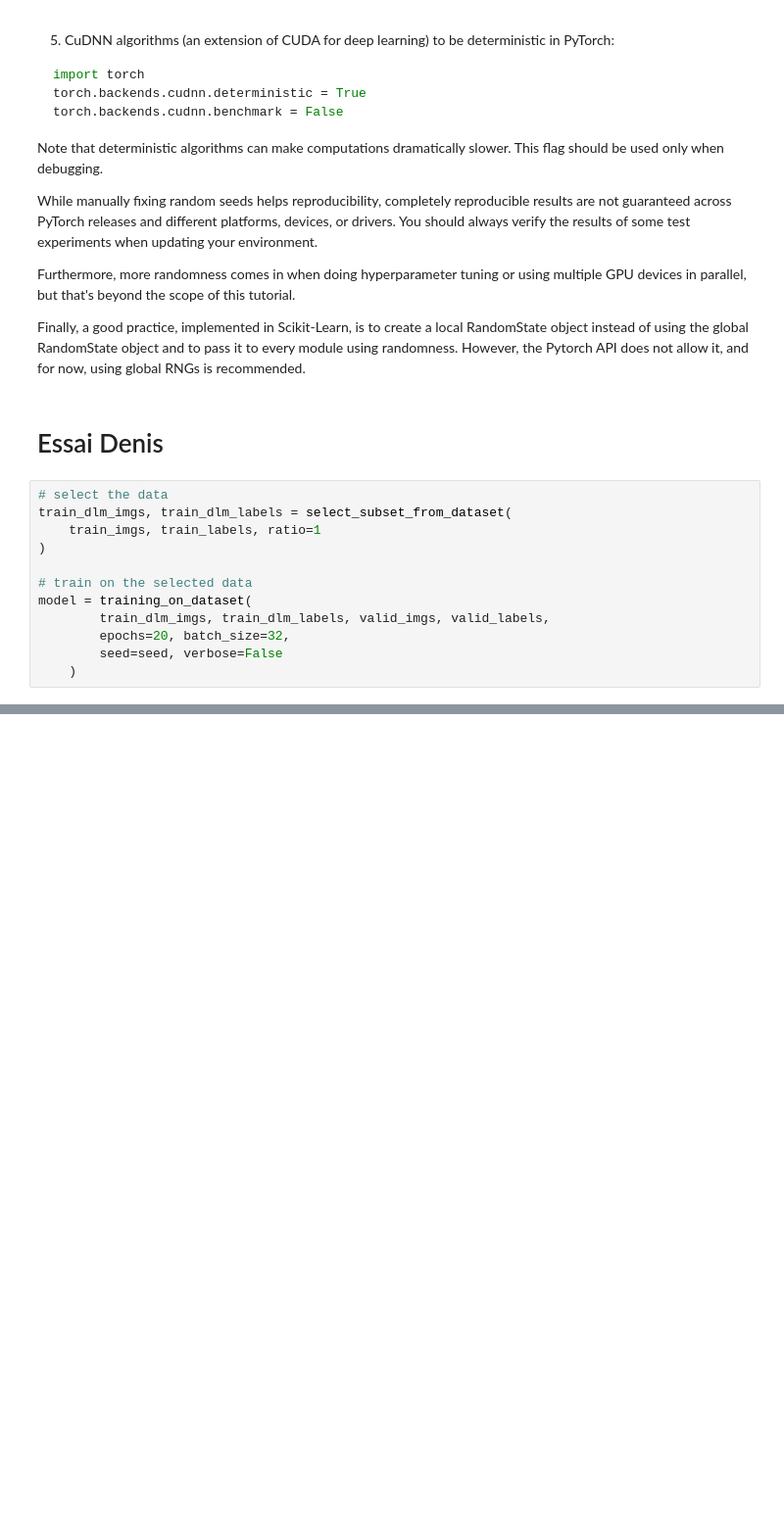
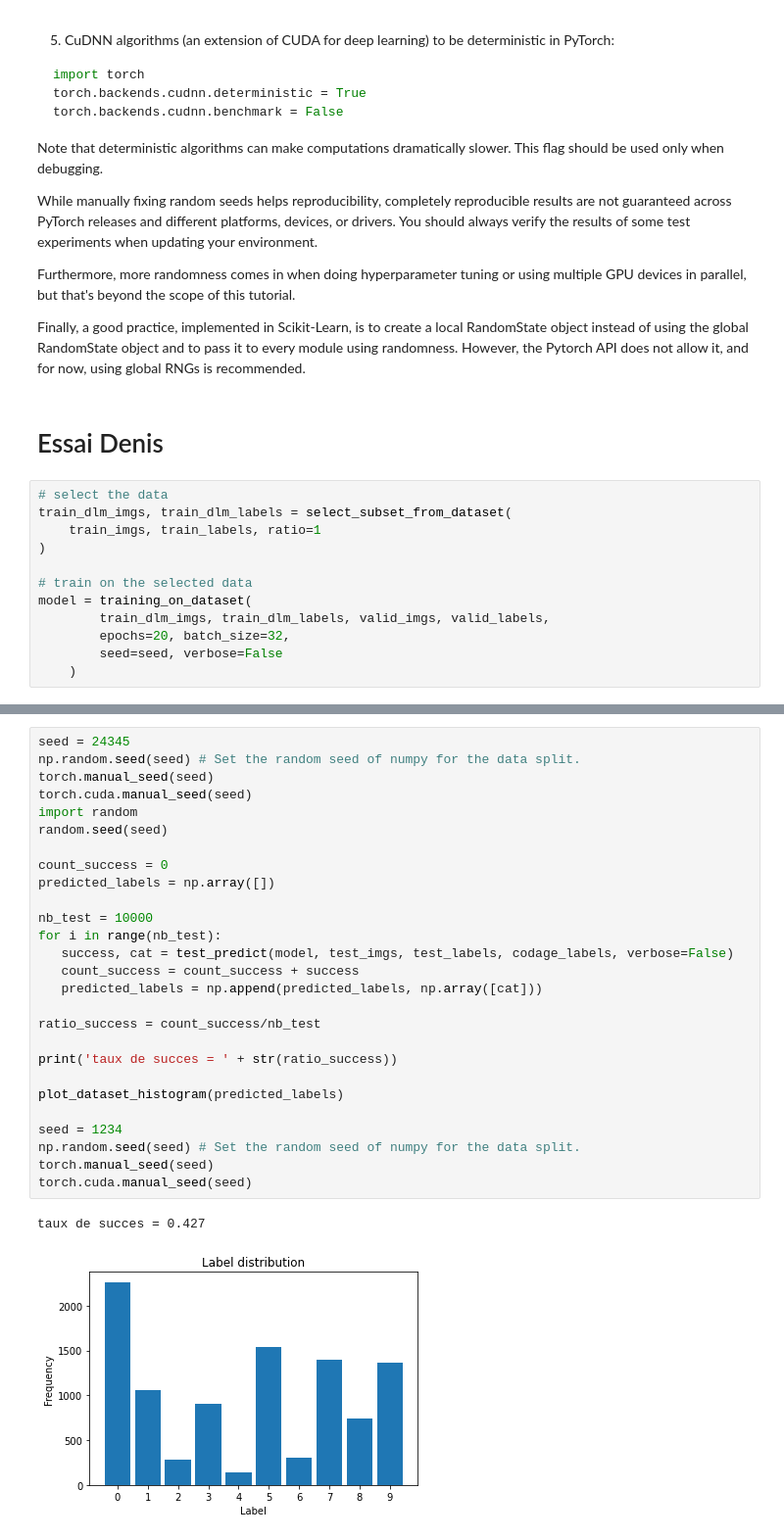
Before and after one commit to delemarchand2020/IVADO_MILA_DL, a Jupyter notebook: week1_tutorial_denis_lemarchand.ipynb, the cells around one changed output, grey strips where cells are left out. Shown at 98% size. Drawn from its saved outputs; the diff is of its cells as text; blank space fills up the shorter version.

```diff
--- a/week1_tutorial_denis_lemarchand.ipynb
+++ b/week1_tutorial_denis_lemarchand.ipynb
@@ -1454 +1479,31 @@ predicted label of image 7068 = airplane
+# %%
+seed = 24345
+np.random.seed(seed) # Set the random seed of numpy for the data split.
+torch.manual_seed(seed)
+torch.cuda.manual_seed(seed)
+import random
+random.seed(seed)
+
+count_success = 0
+predicted_labels = np.array([])
+
+nb_test = 10000
+for i in range(nb_test):
+   success, cat = test_predict(model, test_imgs, test_labels, codage_labels, verbose=False)
+   count_success = count_success + success
+   predicted_labels = np.append(predicted_labels, np.array([cat]))
+
+ratio_success = count_success/nb_test
+
+print('taux de succes = ' + str(ratio_success))
+
+plot_dataset_histogram(predicted_labels)
+
+seed = 1234
+np.random.seed(seed) # Set the random seed of numpy for the data split.
+torch.manual_seed(seed)
+torch.cuda.manual_seed(seed)
+# %% [output]
+taux de succes = 0.427
+[figure, added]
 # %%
```
Also changed, not shown: parts of 3 cells of this notebook.
